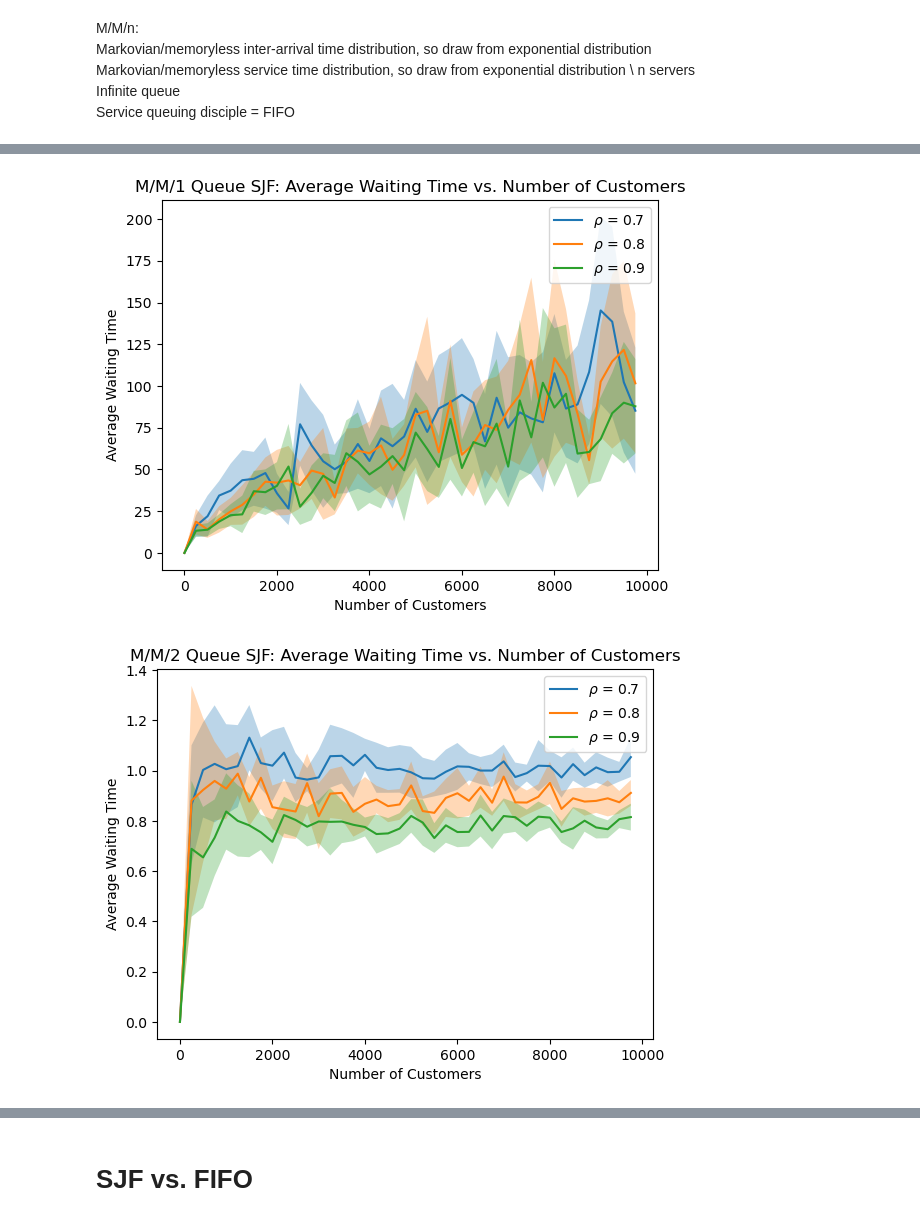
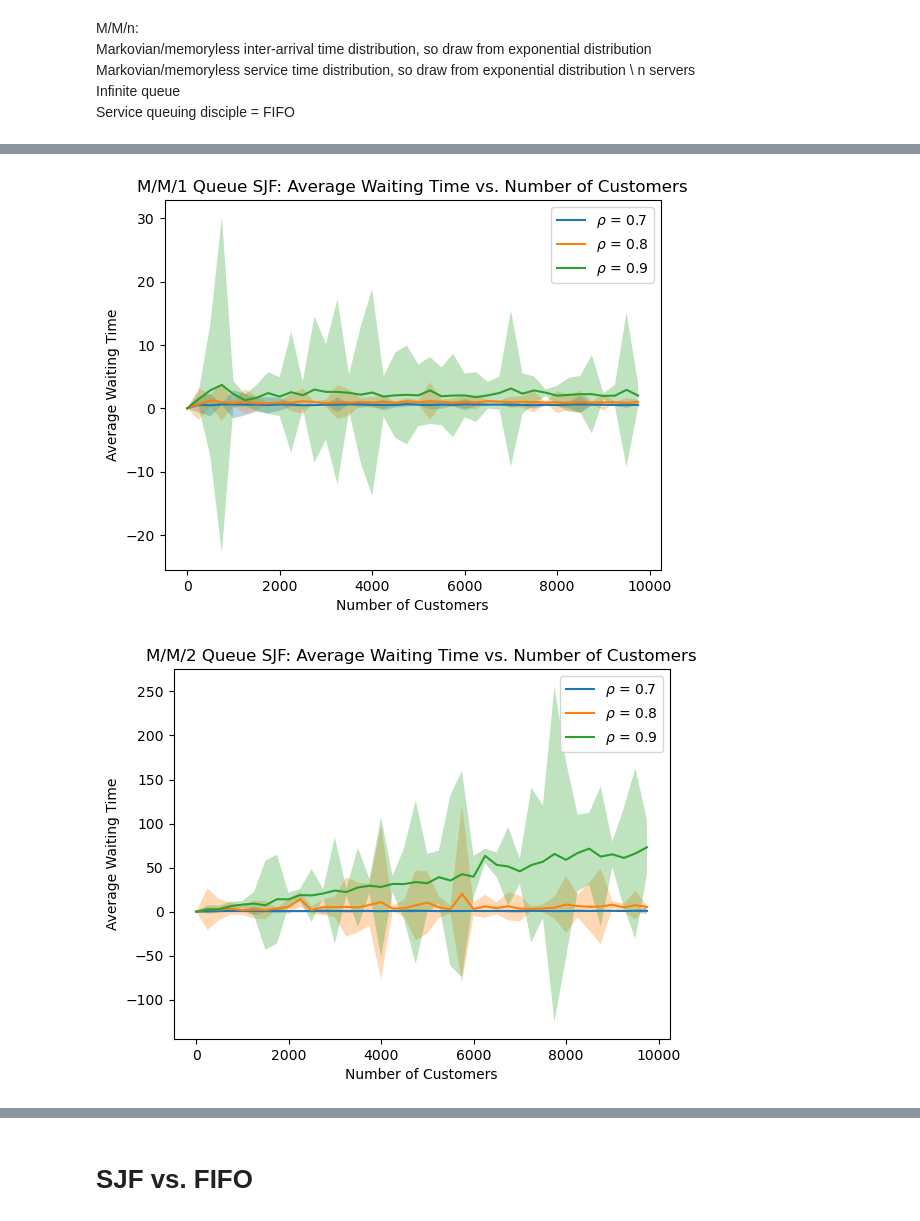
Before and after one commit to koenweverink/stochastic_simulation_assignment_2, a Jupyter notebook: DES_queue.ipynb, the cells around one changed output, grey strips where cells are left out. Drawn from its saved outputs; the diff is of its cells as text; code cells hidden in the pictures.

Commit message:
fixed lamda etc

```diff
--- a/DES_queue.ipynb
+++ b/DES_queue.ipynb
@@ -46,10 +46,12 @@ def hyperexponential_2_phases(p_values = [0.75, 0.25], means = [1, 5]):
     return np.random.exponential(mean)
 # %%
 class MMNQueue:
-    def __init__(self, env, n, rho, scheduling='FIFO', service_distr = 'M'):
+    def __init__(self, env, n, rho, mu, scheduling='FIFO', service_distr = 'M'):
         self.env = env
         self.servers = [simpy.Resource(env) for _ in range(n)]
+        self.mu = mu
         self.rho = rho
+        self.lamda = rho*(n*mu)
         self.total_arrivals = 0
         self.total_complete_services = 0
         self.total_time_in_queue = 0
@@ -59,7 +61,7 @@ class MMNQueue:
 
     def arrival_process(self, num_customers):
         while self.total_arrivals < num_customers:
-            yield self.env.timeout(np.random.exponential(1 / self.rho))
+            yield self.env.timeout(np.random.exponential(1/self.lamda))
             self.total_arrivals += 1
             arrival_time = self.env.now
             self.arrival_times.append(arrival_time)
@@ -81,9 +83,9 @@ class MMNQueue:
             service_start_time = self.env.now
 
             if self.service_distr == 'M':
-                service_time = np.random.exponential(1 / self.rho)
+                service_time = np.random.exponential(1 / self.mu)
             elif self.service_distr == 'D':
-                service_time = self.rho
+                service_time = self.mu
             elif self.service_distr == 'H2':
                 service_time = hyperexponential_2_phases()
             else:
@@ -109,9 +111,10 @@ def calculate_confidence_interval(data, confidence=0.95):
     return m, h
 # %%
 def main():
-    num_simulations = 10
+    num_simulations = 2
     num_customers_values = np.arange(0, 10000, 250)
     rhos = [0.7, 0.8, 0.9]
+    mu = 4
     scheduling_policies = ['FIFO', 'SJF']
 
     for scheduling_policy in scheduling_policies:
@@ -130,7 +133,7 @@ def main():
 
                     for _ in range(num_simulations):
                         env = simpy.Environment()
-                        mmn_queue = MMNQueue(env, n, rho, scheduling_policy)
+                        mmn_queue = MMNQueue(env, n, rho, mu, scheduling_policy)
                         mmn_queue.run_simulation(num_customers)
 
                         if mmn_queue.total_complete_services > 0:
@@ -164,2 +167,2 @@ if __name__ == "__main__":
-[figure, old version]
+[figure, new version]
-[figure, old version]
+[figure, new version]
```
Also changed, not shown: parts of 2 cells of this notebook.
